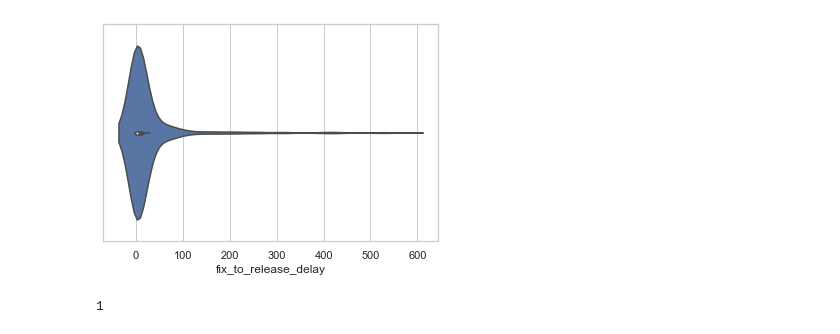
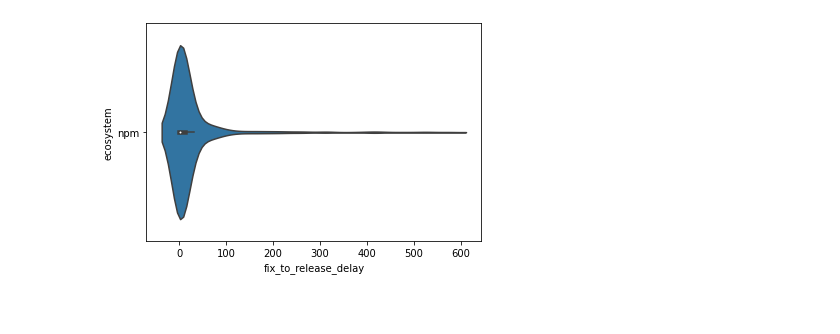
Before and after one commit to nasifimtiazohi/advisory-lifecycle, a Jupyter notebook: data_explore/rq1.ipynb, the cells around one changed output. Cells and saved outputs as stored; diff of their text form; code cells hidden in the pictures; blank space fills up the shorter version.

```diff
--- a/data_explore/rq1.ipynb
+++ b/data_explore/rq1.ipynb
@@ -30,4 +30,7 @@ q = '''select advisory_id, package_id, ecosystem, type, severity, disclose_date,
         on fcd.advisory_id=frd.id;'''
 df = pd.DataFrame(sql.execute(q))
 df['fix_to_release_delay'] = (df['release_date'].dt.date - df['fix_commit_date'].dt.date).dt.days
-df= df[df['fix_to_release_delay'] >= 0]
+df['disclose_to_fix_delay'] = (df['fix_commit_date'].dt.date - df['disclose_date']).dt.days
+df['release_to_publish_delay'] = (df['publish_date'] - df['release_date'].dt.date).dt.days
+df['fix_to_publish_delay'] = (df['publish_date'] - df['fix_commit_date'].dt.date).dt.days
+df
@@ -34,10 +95,6 @@ df= df[df['fix_to_release_delay'] >= 0]
 # %%
-ax = sns.violinplot(x='fix_to_release_delay', data = df)
+df= df[df['fix_to_release_delay'] >= 0]
+ax = sns.violinplot(x='fix_to_release_delay', y='ecosystem', data = df)
+plt.savefig('fix_to_release_delay.png')
 # %% [output]
-[figure, old version]
+[figure, new version]
-# %%
-gb = df.groupby('ecosystem')
-eco_dfs = [(x,gb.get_group(x)) for x in gb.groups]
-len(eco_dfs)
-# %% [output]
-1
```
Also changed, not shown: parts of 17 cells of this notebook, 6 other files.
